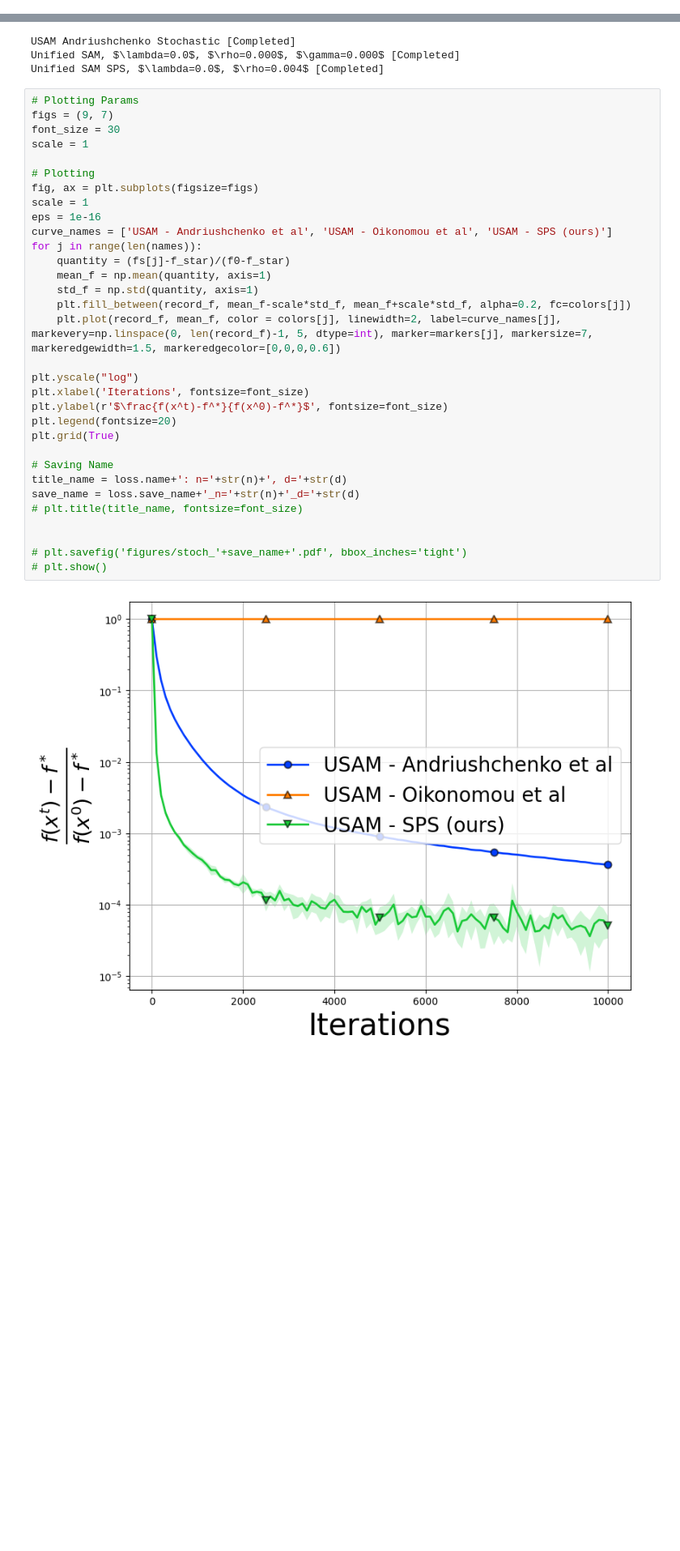
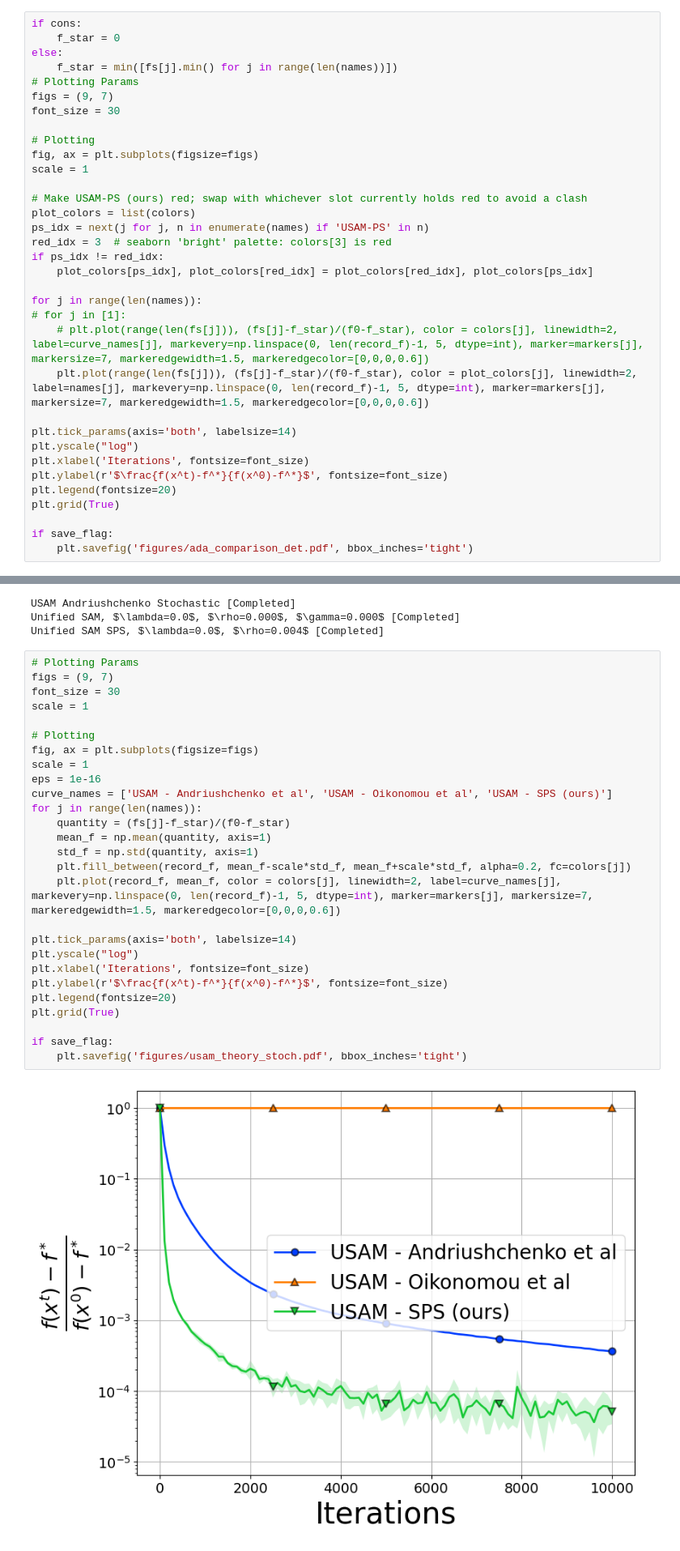
Before and after one commit to dimitris-oik/sam_sps, a Jupyter notebook: numpy_exps/exps.ipynb, the cells around one changed output, grey strips where cells are left out. Shown at 81% size. Cells and saved outputs as stored; diff of their text form; blank space fills up the shorter version.

```diff
--- a/numpy_exps/exps.ipynb
+++ b/numpy_exps/exps.ipynb
@@ -118,0 +204,34 @@ save_name = loss.save_name+'_n='+str(n)+'_d='+str(d)
+# %%
+if cons:
+    f_star = 0
+else:
+    f_star = min([fs[j].min() for j in range(len(names))])
+# Plotting Params
+figs = (9, 7)
+font_size = 30
+
+# Plotting
+fig, ax = plt.subplots(figsize=figs)
+scale = 1
+
+# Make USAM-PS (ours) red; swap with whichever slot currently holds red to avoid a clash
+plot_colors = list(colors)
+ps_idx = next(j for j, n in enumerate(names) if 'USAM-PS' in n)
+red_idx = 3  # seaborn 'bright' palette: colors[3] is red
+if ps_idx != red_idx:
+    plot_colors[ps_idx], plot_colors[red_idx] = plot_colors[red_idx], plot_colors[ps_idx]
+
+for j in range(len(names)):
+# for j in [1]:
+    # plt.plot(range(len(fs[j])), (fs[j]-f_star)/(f0-f_star), color = colors[j], linewidth=2, label=curve_names[j], markevery=np.linspace(0, len(record_f)-1, 5, dtype=int), marker=markers[j], markersize=7, markeredgewidth=1.5, markeredgecolor=[0,0,0,0.6])
+    plt.plot(range(len(fs[j])), (fs[j]-f_star)/(f0-f_star), color = plot_colors[j], linewidth=2, label=names[j], markevery=np.linspace(0, len(record_f)-1, 5, dtype=int), marker=markers[j], markersize=7, markeredgewidth=1.5, markeredgecolor=[0,0,0,0.6])
+
+plt.tick_params(axis='both', labelsize=14)
+plt.yscale("log")
+plt.xlabel('Iterations', fontsize=font_size)
+plt.ylabel(r'$\frac{f(x^t)-f^*}{f(x^0)-f^*}$', fontsize=font_size)
+plt.legend(fontsize=20)
+plt.grid(True)
+
+if save_flag:
+    plt.savefig('figures/ada_comparison_det.pdf', bbox_inches='tight')
@@ -188,34 +311,29 @@ Unified SAM SPS, $\lambda=0.0$, $\rho=0.004$ [Completed]
 # %%
 # Plotting Params
 figs = (9, 7)
 font_size = 30
 scale = 1
 
 # Plotting
 fig, ax = plt.subplots(figsize=figs)
 scale = 1
 eps = 1e-16
 curve_names = ['USAM - Andriushchenko et al', 'USAM - Oikonomou et al', 'USAM - SPS (ours)']
 for j in range(len(names)):
     quantity = (fs[j]-f_star)/(f0-f_star)
     mean_f = np.mean(quantity, axis=1)
     std_f = np.std(quantity, axis=1)
     plt.fill_between(record_f, mean_f-scale*std_f, mean_f+scale*std_f, alpha=0.2, fc=colors[j])
     plt.plot(record_f, mean_f, color = colors[j], linewidth=2, label=curve_names[j], markevery=np.linspace(0, len(record_f)-1, 5, dtype=int), marker=markers[j], markersize=7, markeredgewidth=1.5, markeredgecolor=[0,0,0,0.6])
 
+plt.tick_params(axis='both', labelsize=14)
 plt.yscale("log")
 plt.xlabel('Iterations', fontsize=font_size)
 plt.ylabel(r'$\frac{f(x^t)-f^*}{f(x^0)-f^*}$', fontsize=font_size)
 plt.legend(fontsize=20)
 plt.grid(True)
 
-# Saving Name
-title_name = loss.name+': n='+str(n)+', d='+str(d)
-save_name = loss.save_name+'_n='+str(n)+'_d='+str(d)
-# plt.title(title_name, fontsize=font_size)
-
-
-# plt.savefig('figures/stoch_'+save_name+'.pdf', bbox_inches='tight')
-# plt.show()
+if save_flag:
+    plt.savefig('figures/usam_theory_stoch.pdf', bbox_inches='tight')
 # %% [output]
-[figure, old version]
+[figure, new version]
```
Also changed, not shown: parts of 10 cells of this notebook, 9 other files.
